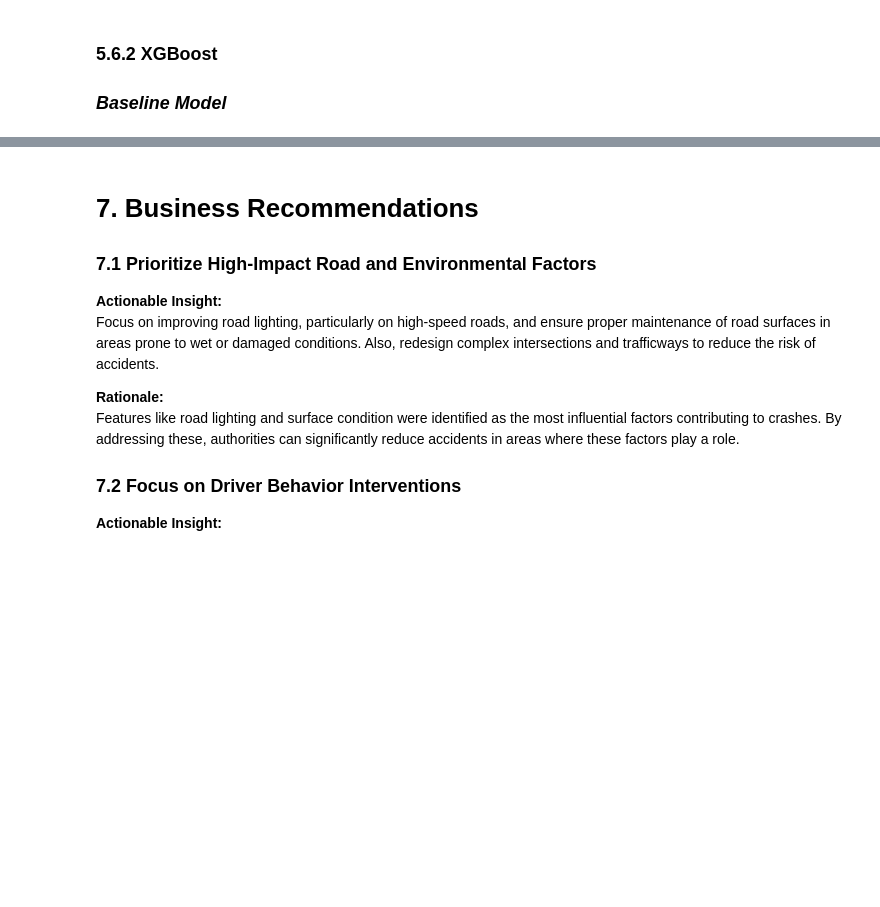
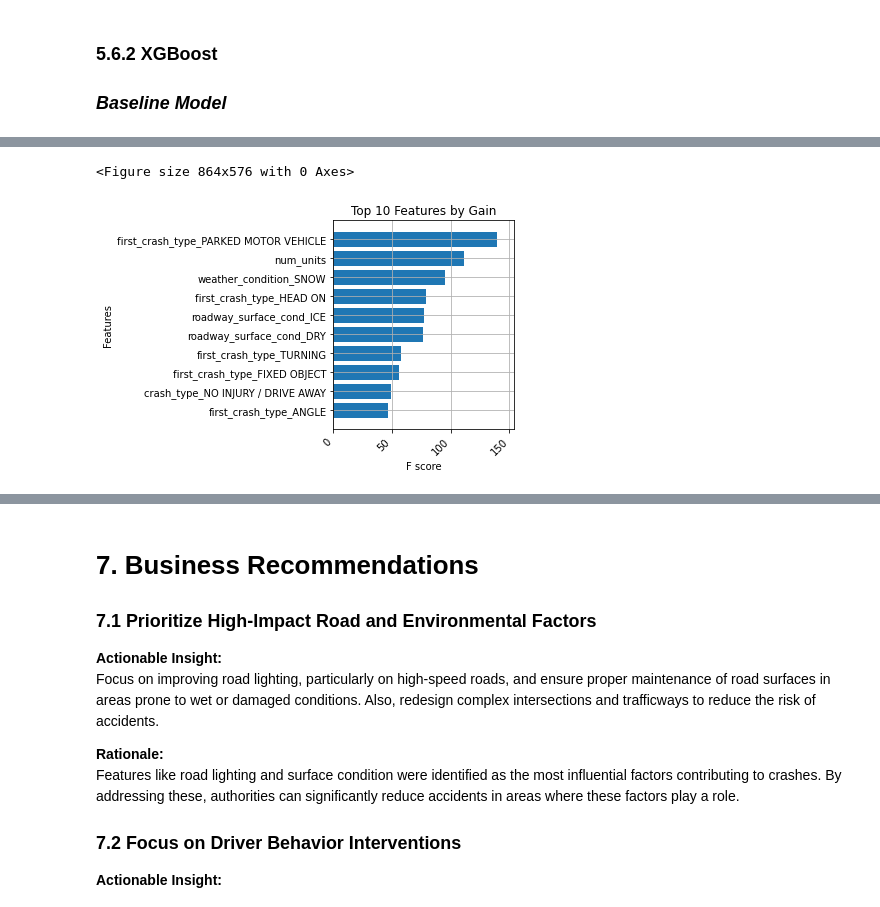
Before and after one commit to hellenmureithi/Phase_4_project, a Jupyter notebook: Notebooks/index.ipynb, the cells around one changed output, grey strips where cells are left out. Saved outputs shown, nothing was run; the diff lists cells and outputs as text; code cells hidden in the pictures; blank space fills up the shorter version.

```diff
--- a/Notebooks/index.ipynb
+++ b/Notebooks/index.ipynb
@@ -1028,0 +1131,43 @@ Non-Driver Technical       0.55      0.18      0.28      8428
+# %%
+import xgboost as xgb
+
+
+# Get fitted preprocessor
+preprocessor = xgb_pipe.named_steps["preprocess"]
+
+# build feature names manually
+num_features = numeric_features
+
+cat_encoder = preprocessor.named_transformers_["cat"]
+
+try:
+    cat_features = cat_encoder.get_feature_names_out(categorical_features)
+except:
+    cat_features = cat_encoder.get_feature_names(categorical_features)
+
+feature_names = np.concatenate([num_features, cat_features])
+
+# attach feature names to booster
+model = xgb_pipe.named_steps["model"]
+booster = model.get_booster()
+
+booster.feature_names = feature_names.tolist()
+
+# plot importance
+plt.figure(figsize=(12, 8))
+
+xgb.plot_importance(
+    booster,
+    importance_type="gain",
+    max_num_features=10,
+    height=0.8,
+    show_values=False,
+    title="Top 10 Features by Gain"
+)
+
+plt.xticks(rotation=45, ha="right")
+plt.tight_layout()
+plt.show()
+# %% [output]
+<Figure size 864x576 with 0 Axes>
+[figure, added]
```
Also changed, not shown: parts of 15 cells of this notebook, 1 other file.
